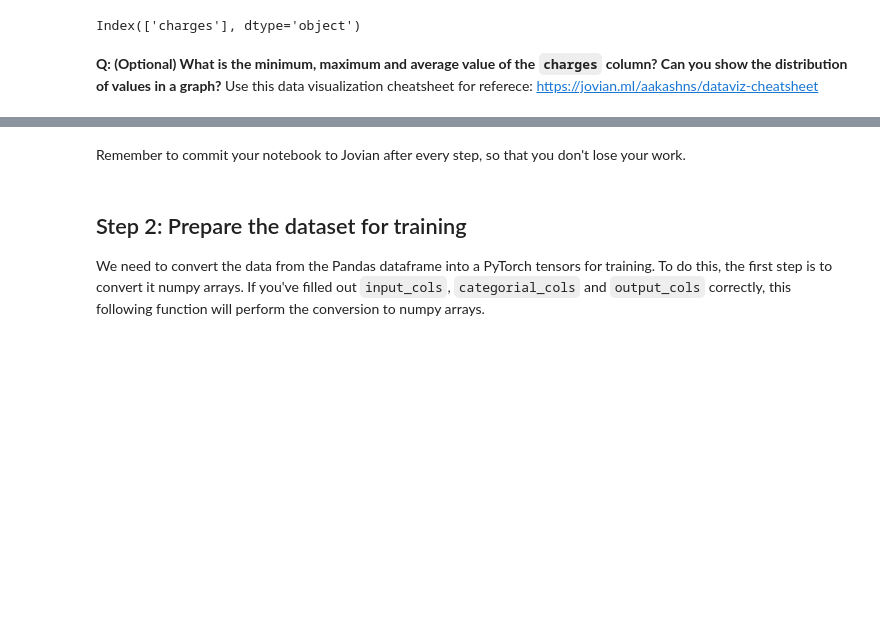
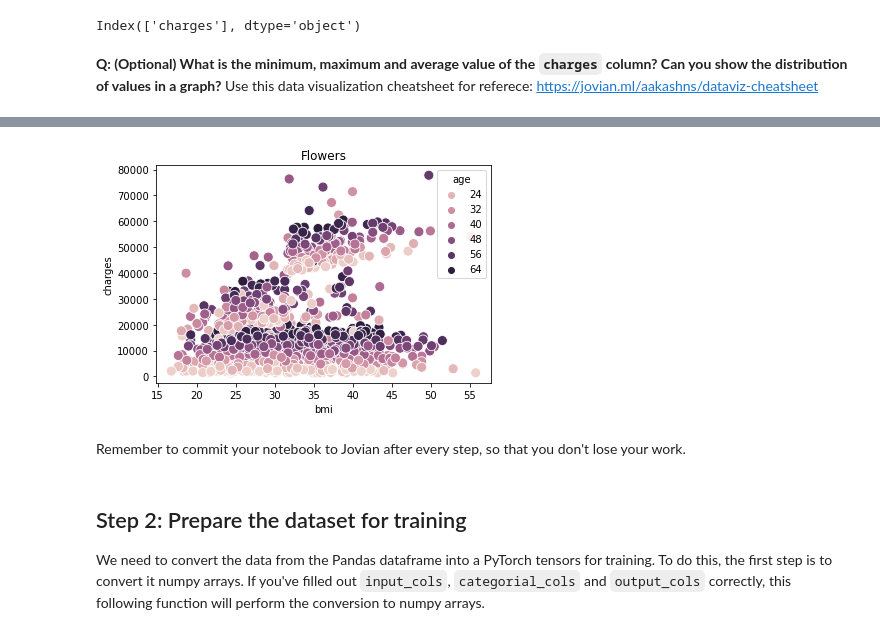
Before and after one commit to hizuka590/learning-pytorch, a Jupyter notebook: 02-insurance-linear-regression/02-insurance-linear.ipynb, the cells around one changed output, grey strips where cells are left out. Saved outputs shown, nothing was run; the diff lists cells and outputs as text; code cells hidden in the pictures; blank space fills up the shorter version.

```diff
--- a/02-insurance-linear-regression/02-insurance-linear.ipynb
+++ b/02-insurance-linear-regression/02-insurance-linear.ipynb
@@ -142,3 +176,15 @@ Use this data visualization cheatsheet for referece: https://jovian.ml/aakashns/
+# %%
+# Create a scatter plot
+sns.scatterplot(dataframe['bmi'], # X-axis
+                dataframe['charges'],
+                dataframe['age'],# Y-axis
+                  # Dot color
+                s=100);
+
+# Chart title
+plt.title("Flowers");
+# %% [output]
+[figure, added]
 # %% [markdown]
 Remember to commit your notebook to Jovian after every step, so that you don't lose your work.
 # %% [markdown]
```
Also changed, not shown: parts of 40 cells of this notebook, 13 other files.
